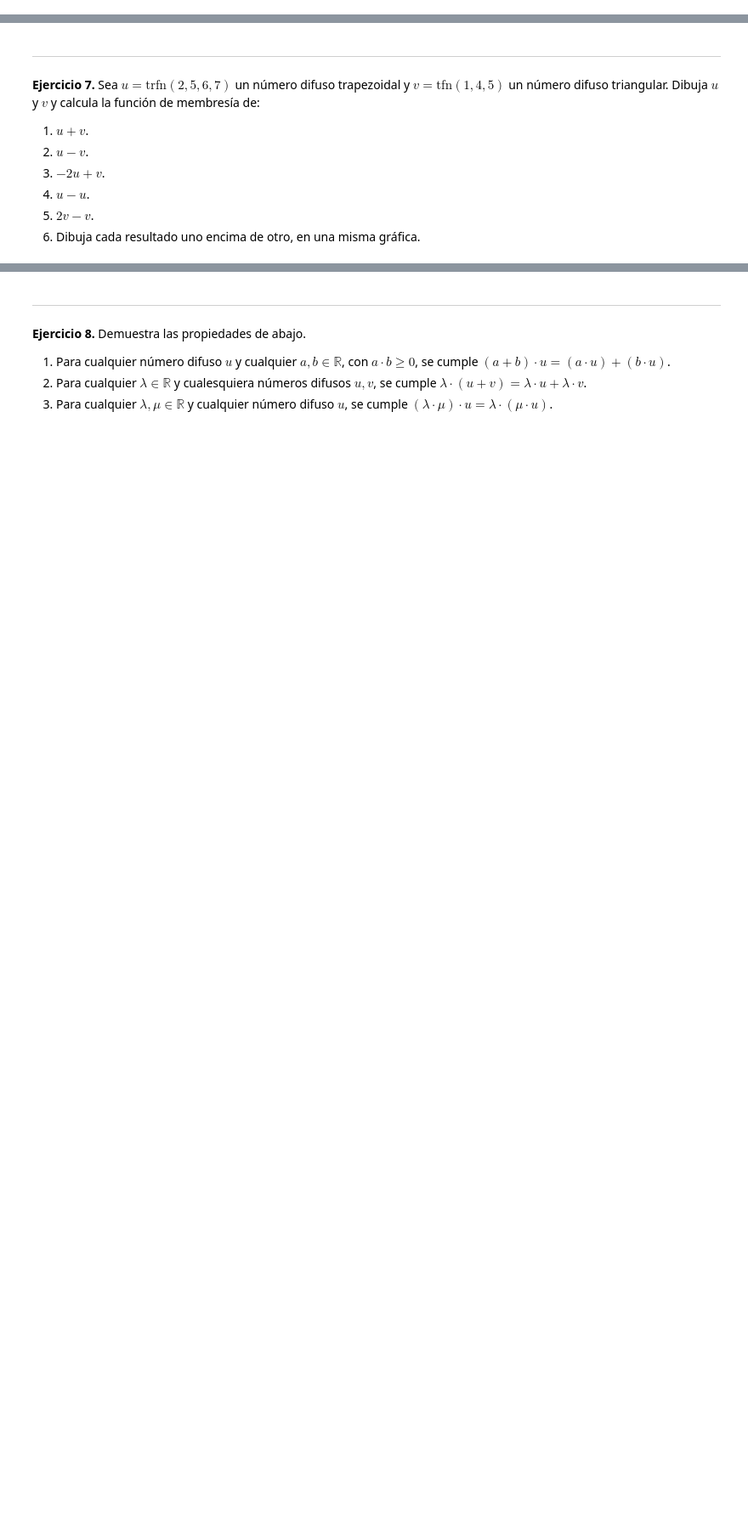
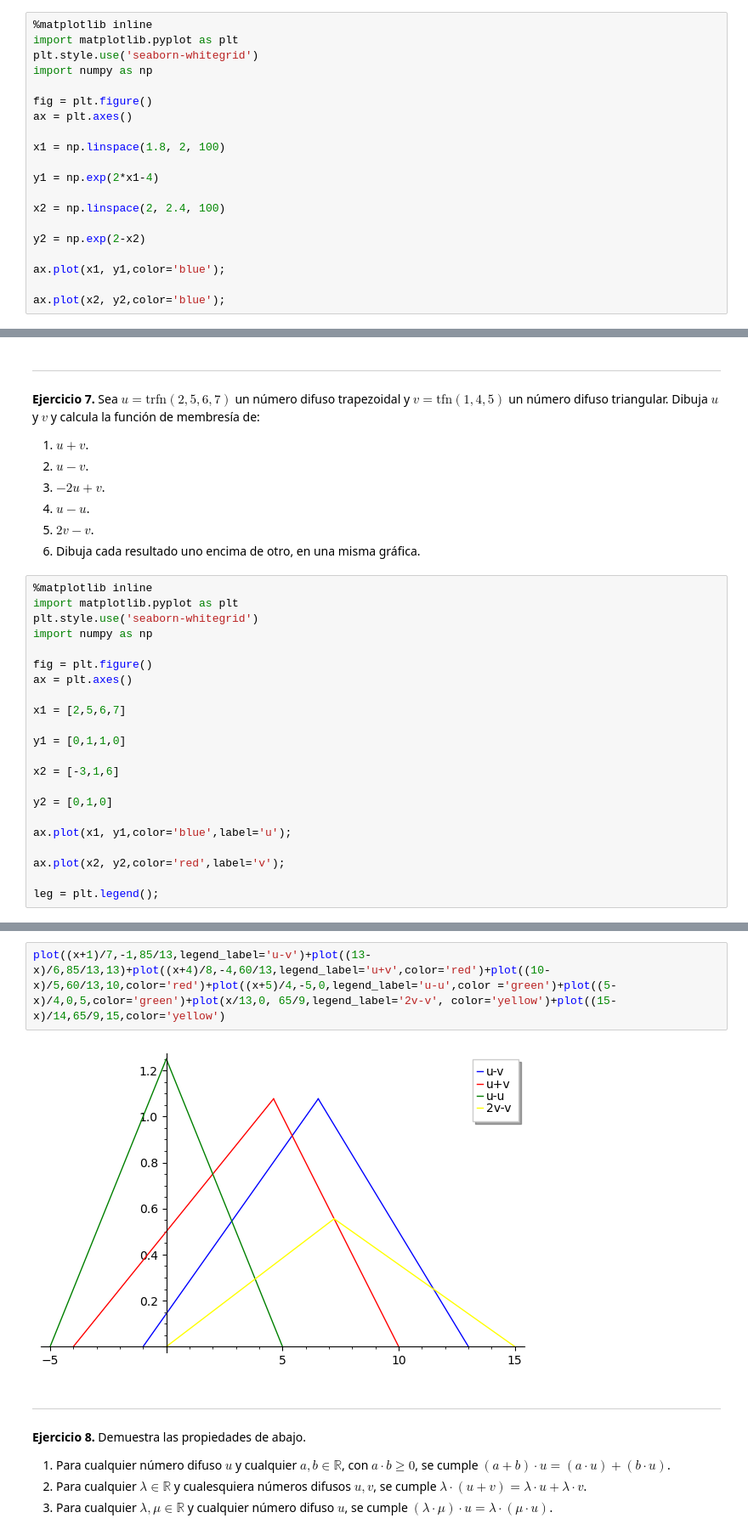
Before and after one commit to Marceeaax/FuzzyLogic, a Jupyter notebook: ejercitario2.ipynb, the cells around one changed output, grey strips where cells are left out. Shown at 85% size. Drawn from its saved outputs; the diff is of its cells as text; blank space fills up the shorter version.

```diff
--- a/ejercitario2.ipynb
+++ b/ejercitario2.ipynb
@@ -120,6 +120,26 @@ $[\ln \sqrt α + 2,2 - \ln{𝛼}] ⋅ [\ln \sqrt α + 2,2 - \ln{𝛼}] = [min((\
 $^{𝛼}A^2 = [(\ln \sqrt α + 2)^2,(2 - \ln{𝛼})^2]$
 
 Se determino el calculo con ayuda de GeoGebra: https://www.geogebra.org/m/yc7cbntn
+# %%
+%matplotlib inline
+import matplotlib.pyplot as plt
+plt.style.use('seaborn-whitegrid')
+import numpy as np
+
+fig = plt.figure()
+ax = plt.axes()
+
+x1 = np.linspace(1.8, 2, 100)
+
+y1 = np.exp(2*x1-4)
+
+x2 = np.linspace(2, 2.4, 100)
+
+y2 = np.exp(2-x2)
+
+ax.plot(x1, y1,color='blue');
+
+ax.plot(x2, y2,color='blue');
 # %% [markdown]
 ---
 **Ejercicio 3.** Escribe una expresión para la función de membresía y los cortes alfa para un número difuso cuadrático $\text{qfn}(\bar x,\beta_l,\beta_r)$ en forma general. Utiliza este resultado para:
@@ -386,3 +406,25 @@ $^{𝛼}u = [a_0^- + \underline a \sqrt[a]{α},a_0^+ - \overline a \sqrt[a]{α}]
 4. $u-u$.
 5. $2v-v$.
 6. Dibuja cada resultado uno encima de otro, en una misma gráfica.
+# %%
+%matplotlib inline
+import matplotlib.pyplot as plt
+plt.style.use('seaborn-whitegrid')
+import numpy as np
+
+fig = plt.figure()
+ax = plt.axes()
+
+x1 = [2,5,6,7]
+
+y1 = [0,1,1,0]
+
+x2 = [-3,1,6]
+
+y2 = [0,1,0]
+
+ax.plot(x1, y1,color='blue',label='u');
+
+ax.plot(x2, y2,color='red',label='v');
+
+leg = plt.legend();
@@ -389,3 +719,7 @@ $^{𝛼}u = [a_0^- + \underline a \sqrt[a]{α},a_0^+ - \overline a \sqrt[a]{α}]
+# %%
+plot((x+1)/7,-1,85/13,legend_label='u-v')+plot((13-x)/6,85/13,13)+plot((x+4)/8,-4,60/13,legend_label='u+v',color='red')+plot((10-x)/5,60/13,10,color='red')+plot((x+5)/4,-5,0,legend_label='u-u',color ='green')+plot((5-x)/4,0,5,color='green')+plot(x/13,0, 65/9,legend_label='2v-v', color='yellow')+plot((15-x)/14,65/9,15,color='yellow')
+# %% [output]
+[figure, added]
 # %% [markdown]
 ---
 **Ejercicio 8.** Demuestra las propiedades de abajo.
```
Also changed, not shown: parts of 2 cells of this notebook, 5 other files.
